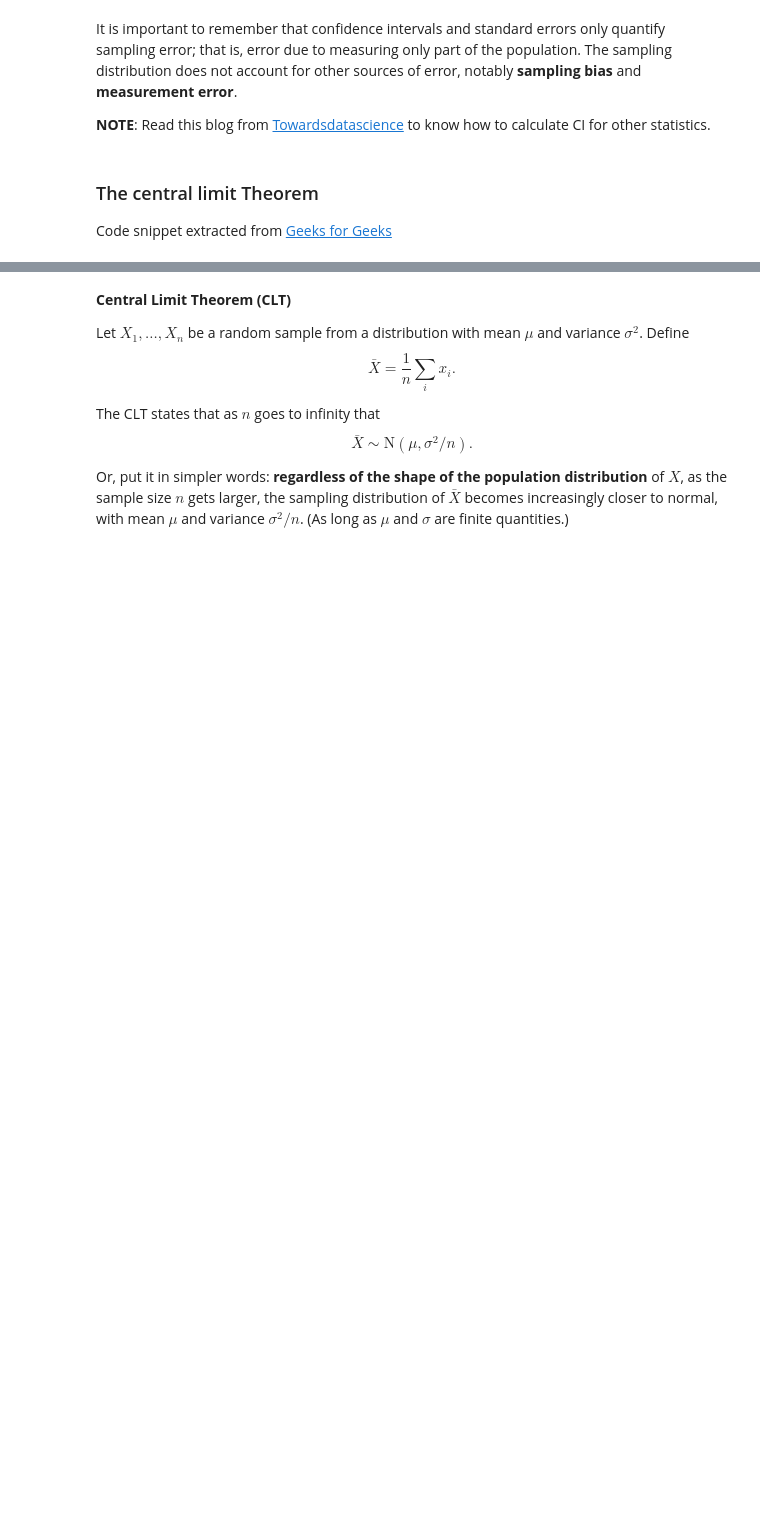
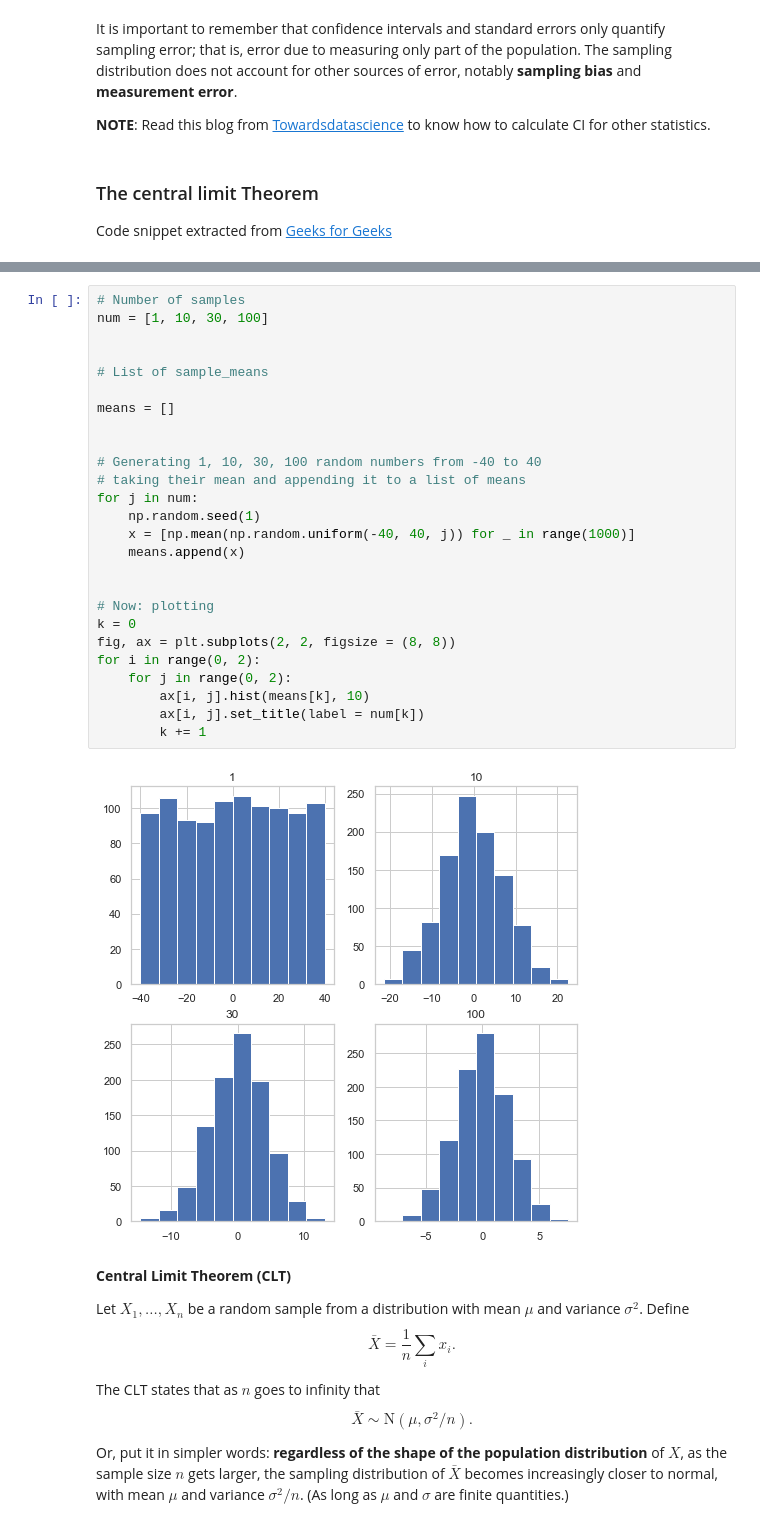
Before and after one commit to Ironhack-data-bcn-oct-2022/lectures, a Jupyter notebook: week-6/01-inference-&-hypothesis-testing-II.ipynb, the cells around one changed output, grey strips where cells are left out. Saved outputs shown, nothing was run; the diff lists cells and outputs as text; blank space fills up the shorter version.

```diff
--- a/week-6/01-inference-&-hypothesis-testing-II.ipynb
+++ b/week-6/01-inference-&-hypothesis-testing-II.ipynb
@@ -109,3 +295,31 @@ Code snippet extracted from [Geeks for Geeks](https://www.geeksforgeeks.org/pyth
+# %%
+# Number of samples
+num = [1, 10, 30, 100]
+
+
+# List of sample_means
+
+means = []
+
+
+# Generating 1, 10, 30, 100 random numbers from -40 to 40
+# taking their mean and appending it to a list of means
+for j in num:
+    np.random.seed(1)
+    x = [np.mean(np.random.uniform(-40, 40, j)) for _ in range(1000)]
+    means.append(x)
+
+
+# Now: plotting
+k = 0
+fig, ax = plt.subplots(2, 2, figsize = (8, 8))
+for i in range(0, 2):
+    for j in range(0, 2):
+        ax[i, j].hist(means[k], 10)
+        ax[i, j].set_title(label = num[k])
+        k += 1
+# %% [output]
+[figure, added]
 # %% [markdown]
 **Central Limit Theorem (CLT)**
 
```
Also changed, not shown: parts of 82 cells of this notebook.
